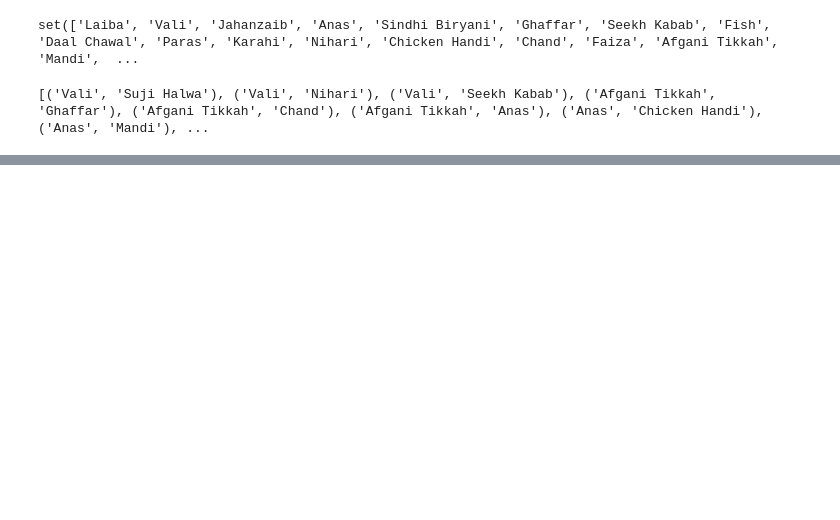
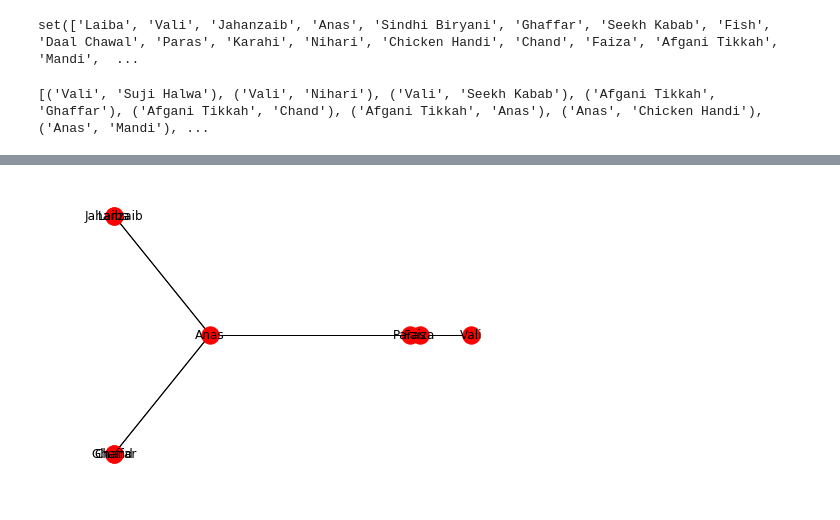
Before and after one commit to MohammedSiddiqui/social_network_analysis, a Jupyter notebook: hw_1/assignment_1.ipynb, the cells around one changed output, grey strips where cells are left out. Saved outputs shown, nothing was run; the diff lists cells and outputs as text; code cells hidden in the pictures; blank space fills up the shorter version.

```diff
--- a/hw_1/assignment_1.ipynb
+++ b/hw_1/assignment_1.ipynb
@@ -41,0 +71,4 @@ print G_fr_dish_choice.edges()
+# %%
+nx.draw_spectral(G_bipartite_friends, with_labels=True)
+# %% [output]
+[figure, added]
```
Also changed, not shown: parts of 7 cells of this notebook.
